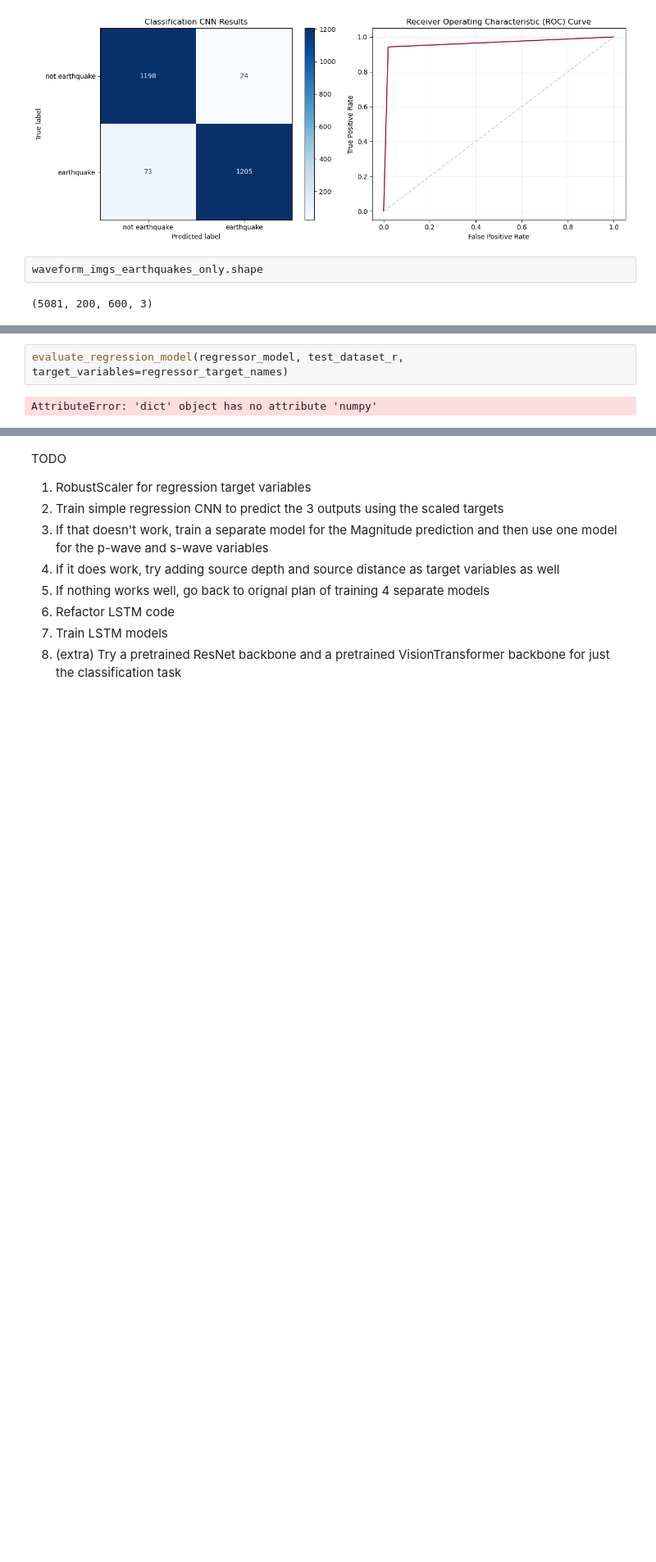
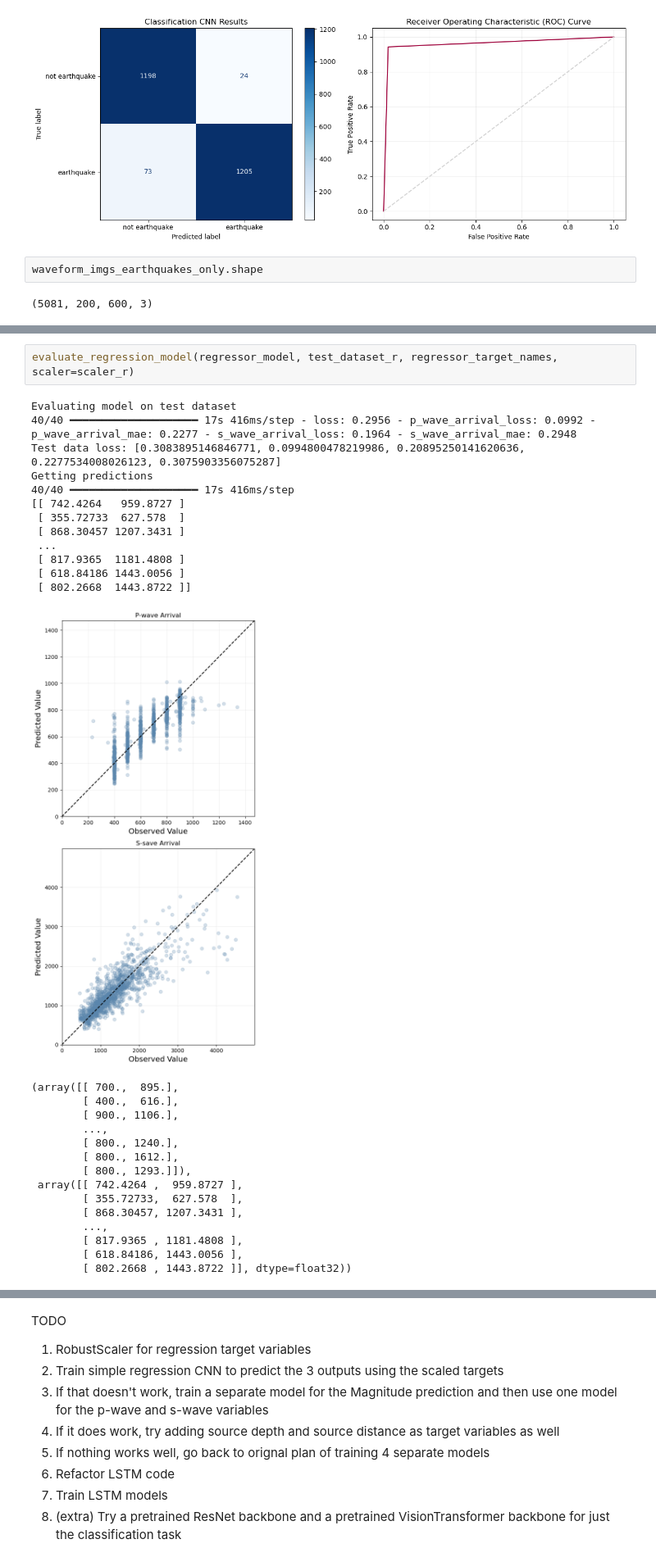
Before and after one commit to kaelynn-rose/Earthquake_Detection, a Jupyter notebook: notebooks/model_training.ipynb, the cells around one changed output, grey strips where cells are left out. Shown at 82% size. Drawn from its saved outputs; the diff is of its cells as text; blank space fills up the shorter version.

```diff
--- a/notebooks/model_training.ipynb
+++ b/notebooks/model_training.ipynb
@@ -377,7 +428,33 @@ regressor_model.evaluate(test_dataset_r)
-# %%
-evaluate_regression_model(regressor_model, test_dataset_r, target_variables=regressor_target_names)
-# %% [output]
-AttributeError: 'dict' object has no attribute 'numpy'
+# %%
+evaluate_regression_model(regressor_model, test_dataset_r, regressor_target_names, scaler=scaler_r)
+# %% [output]
+Evaluating model on test dataset
+40/40 ━━━━━━━━━━━━━━━━━━━━ 17s 416ms/step - loss: 0.2956 - p_wave_arrival_loss: 0.0992 - p_wave_arrival_mae: 0.2277 - s_wave_arrival_loss: 0.1964 - s_wave_arrival_mae: 0.2948
+Test data loss: [0.3083895146846771, 0.0994800478219986, 0.20895250141620636, 0.2277534008026123, 0.3075903356075287]
+Getting predictions
+40/40 ━━━━━━━━━━━━━━━━━━━━ 17s 416ms/step
+[[ 742.4264   959.8727 ]
+ [ 355.72733  627.578  ]
+ [ 868.30457 1207.3431 ]
+ ...
+ [ 817.9365  1181.4808 ]
+ [ 618.84186 1443.0056 ]
+ [ 802.2668  1443.8722 ]]
+[figure, added]
+(array([[ 700.,  895.],
+        [ 400.,  616.],
+        [ 900., 1106.],
+        ...,
+        [ 800., 1240.],
+        [ 800., 1612.],
+        [ 800., 1293.]]),
+ array([[ 742.4264 ,  959.8727 ],
+        [ 355.72733,  627.578  ],
+        [ 868.30457, 1207.3431 ],
+        ...,
+        [ 817.9365 , 1181.4808 ],
+        [ 618.84186, 1443.0056 ],
+        [ 802.2668 , 1443.8722 ]], dtype=float32))
 # %%
 plot_training_history(regressor_history)
 # %% [output]
```
Also changed, not shown: parts of 12 cells of this notebook.
